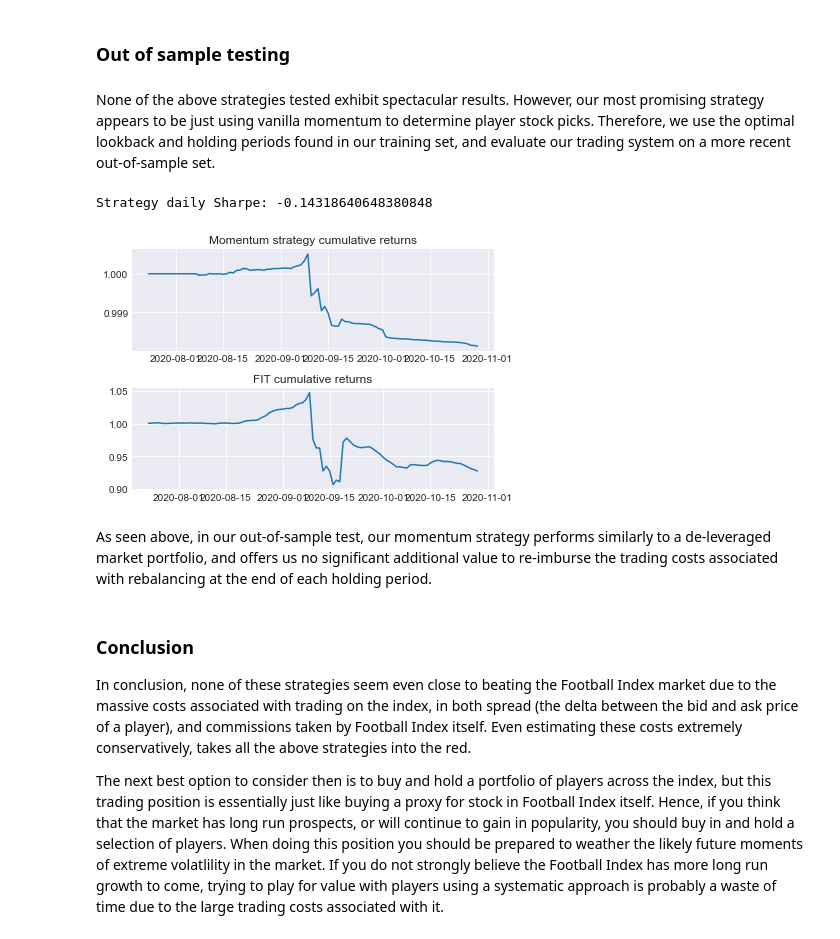
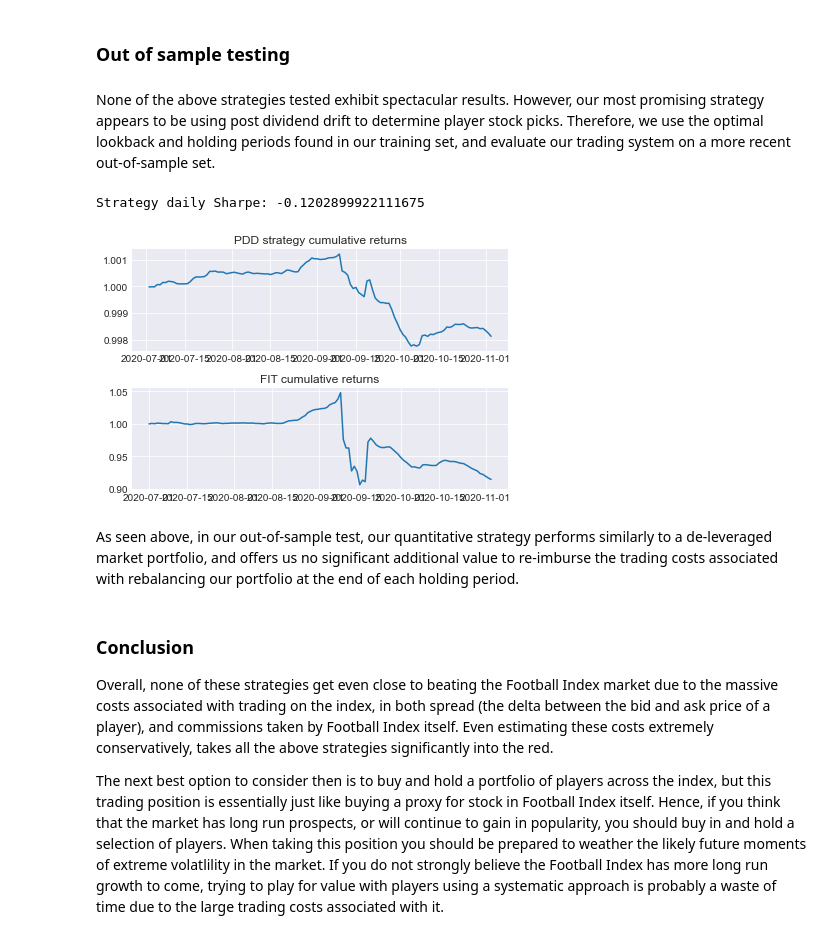
Before and after one commit to MikeyJW/football_index, a Jupyter notebook: FIE_market_analysis.ipynb, the cells around one changed output. Cells and saved outputs as stored; diff of their text form; code cells hidden in the pictures.

Commit message:
Fixed invalid values in strategy testing + re-factor

```diff
--- a/FIE_market_analysis.ipynb
+++ b/FIE_market_analysis.ipynb
@@ -15,7 +21,7 @@ import utils
 First we import and wrangle our data. We slice off and solely assess the top 200 players by price. Since the football index is an extremely immature market, analysis would be most informative if run on player stocks which have a degree of liquidity surrounding them (i.e. the players with the highest market caps). This will hopefully allow us to pick up more insights from price trends and patterns with less random noise.
 # %%
 # Import and organise dataframe
-df = pd.read_csv('Q32019_present.csv')
+df = pd.read_csv(config.PRICING_DATA)
 df['Date'] = pd.to_datetime(df['Date'])
 
 start_date = df['Date'].min()
@@ -33,6 +39,6 @@ first_day = df.loc[(start_date, slice(None)), :]
 top200_mask = first_day.nlargest(200, 'EndofDayPrice').index.droplevel(0).values
 top200_full = df.loc[(slice(None), top200_mask), :]
 
-# Seperate train and test sets
+# Slice off a training and out of sample test set
 top200 = df.loc[:'2020-07-01', :]
 out_of_sample = df.loc['2020-07-01':, :]
@@ -306,45 +249,44 @@ Strategy daily Sharpe: 0.021579561159241034
 # %% [markdown]
 ### Out of sample testing
 # %% [markdown]
-None of the above strategies tested exhibit spectacular results. However, our most promising strategy appears to be just using vanilla momentum to determine player stock picks. Therefore, we use the optimal lookback and holding periods found in our training set, and evaluate our trading system on a more recent out-of-sample set.
+None of the above strategies tested exhibit spectacular results. However, our most promising strategy appears to be using post dividend drift to determine player stock picks. Therefore, we use the optimal lookback and holding periods found in our training set, and evaluate our trading system on a more recent out-of-sample set.
 # %%
 # OUT OF SAMPLE TESTING: Price momentum
 data = out_of_sample
-strategy = utils.momentum_strat
+strategy = utils.post_div_drift
 
-optimal_params =  {'holding_period': 14,
-                   'lookback_window': 21}
+optimal_params =  {'holding_period': 21}
 
 # Plot results
 fig, ax = plt.subplots(2, 1)
 
-results = utils.momentum_strat(data, param_dict=optimal_params)
+results = strategy(data, param_dict=optimal_params)
 ax[0].plot(results)
-ax[0].set_title('Momentum strategy cumulative returns')
+ax[0].set_title('PDD strategy cumulative returns')
 
 # Plot index benchmark
 start = results.index.min()
 end = results.index.max()
 
 OOS_log_returns = FIT_log_returns[start:end]
 OOS_cum_returns = OOS_log_returns.cumsum().apply(np.exp)
 
 ax[1].plot(OOS_cum_returns[start:end])
 ax[1].set_title('FIT cumulative returns')
 
 plt.tight_layout()
 
 daily_pf_returns = results.pct_change(1) + 1
 strategy_sharpe = utils.gen_daily_sharpe(daily_pf_returns)
 print('Strategy daily Sharpe: ' + str(strategy_sharpe))
 # %% [output]
-Strategy daily Sharpe: -0.14318640648380848
+Strategy daily Sharpe: -0.1202899922111675
-[figure, old version]
+[figure, new version]
 # %% [markdown]
-As seen above, in our out-of-sample test, our momentum strategy performs similarly to a de-leveraged market portfolio, and offers us no significant additional value to re-imburse the trading costs associated with rebalancing at the end of each holding period.
+As seen above, in our out-of-sample test, our quantitative strategy performs similarly to a de-leveraged market portfolio, and offers us no significant additional value to re-imburse the trading costs associated with rebalancing our portfolio at the end of each holding period.
 # %% [markdown]
 ### Conclusion
 
-In conclusion, none of these strategies seem even close to beating the Football Index market due to the massive costs associated with trading on the index, in both spread (the delta between the bid and ask price of a player), and commissions taken by Football Index itself. Even estimating these costs extremely conservatively, takes all the above strategies into the red.
+Overall, none of these strategies get even close to beating the Football Index market due to the massive costs associated with trading on the index, in both spread (the delta between the bid and ask price of a player), and commissions taken by Football Index itself. Even estimating these costs extremely conservatively, takes all the above strategies significantly into the red.
 
-The next best option to consider then is to buy and hold a portfolio of players across the index, but this trading position is essentially just like buying a proxy for stock in Football Index itself. Hence, if you think that the market has long run prospects, or will continue to gain in popularity, you should buy in and hold a selection of players. When doing this position you should be prepared to weather the likely future moments of extreme volatlility in the market. If you do not strongly believe the Football Index has more long run growth to come, trying to play for value with players using a systematic approach is probably a waste of time due to the large trading costs associated with it.
+The next best option to consider then is to buy and hold a portfolio of players across the index, but this trading position is essentially just like buying a proxy for stock in Football Index itself. Hence, if you think that the market has long run prospects, or will continue to gain in popularity, you should buy in and hold a selection of players. When taking this position you should be prepared to weather the likely future moments of extreme volatlility in the market. If you do not strongly believe the Football Index has more long run growth to come, trying to play for value with players using a systematic approach is probably a waste of time due to the large trading costs associated with it.
```
Also changed, not shown: parts of 16 cells of this notebook, 6 other files.
